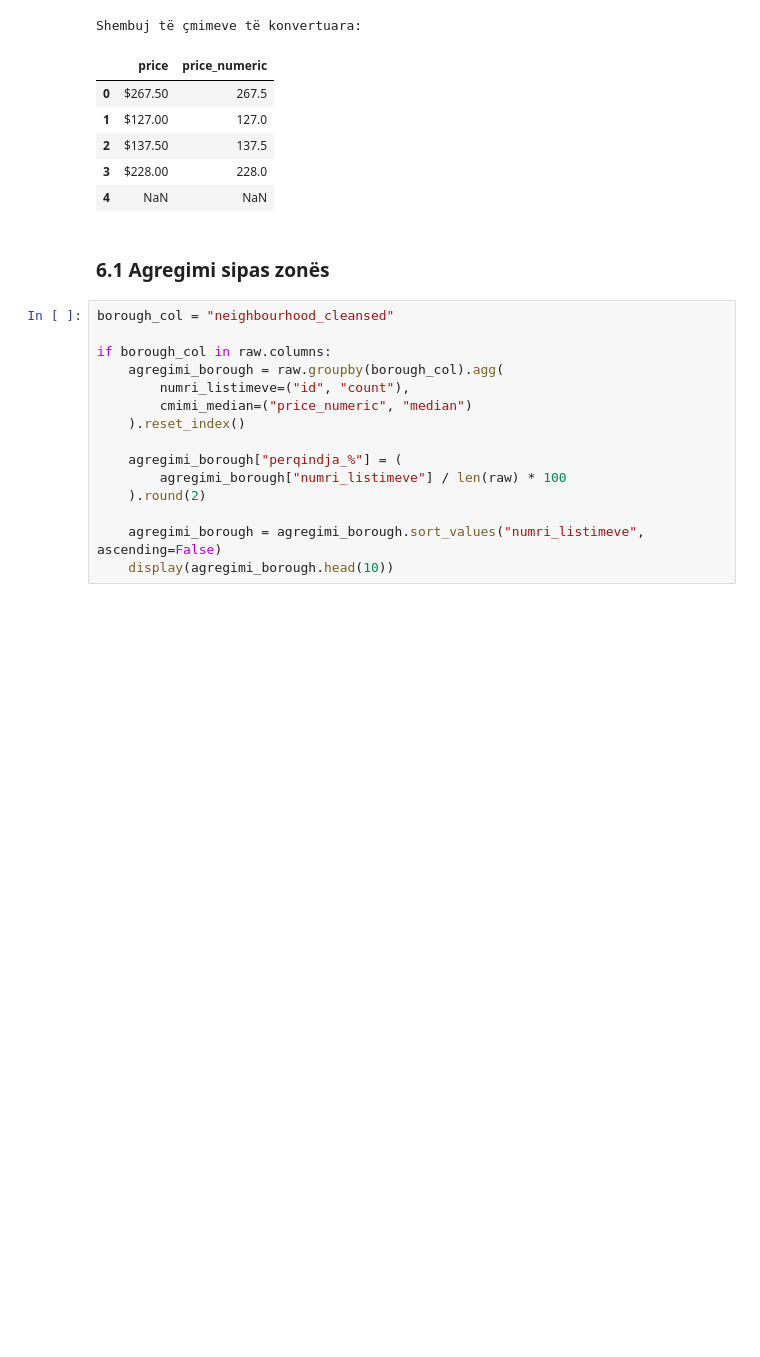
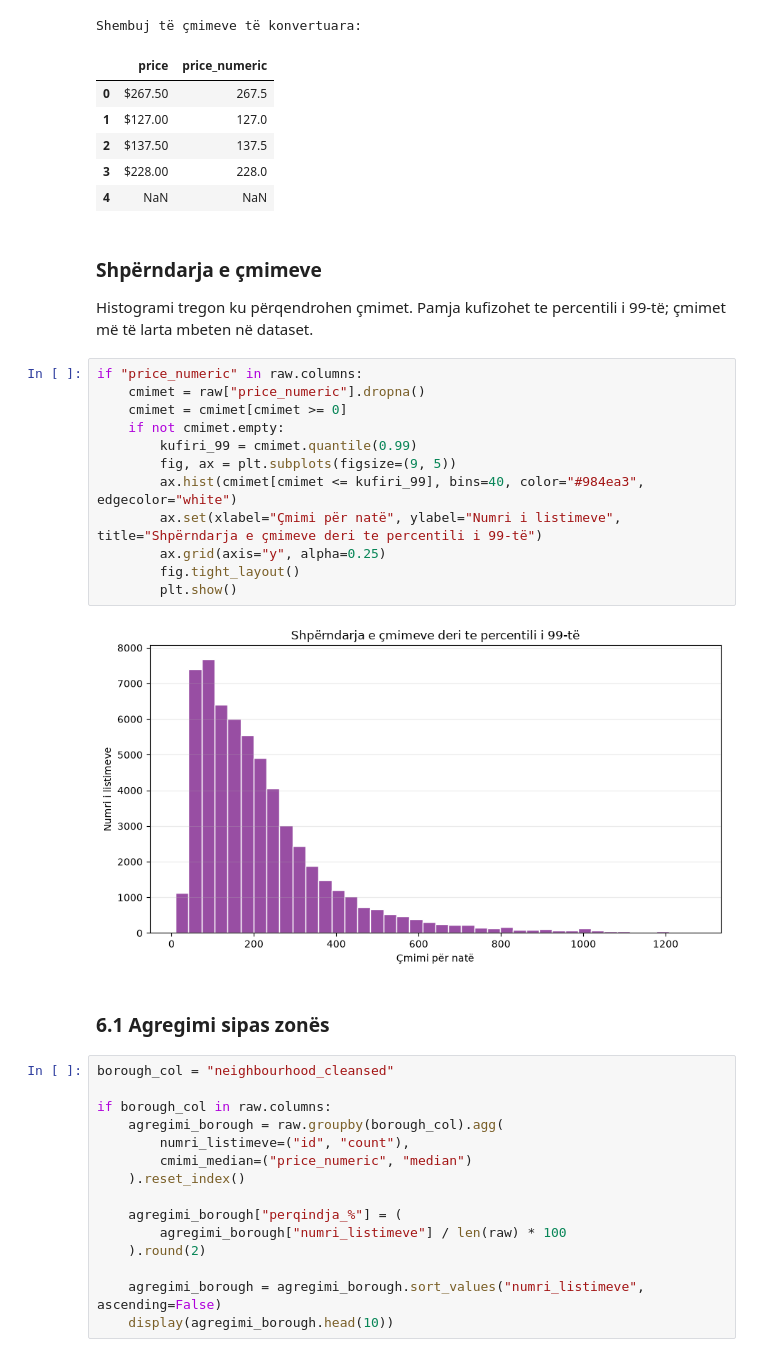
Before and after one commit to yllkeberisha/pvdh_group_10, a Jupyter notebook: notebooks/01_inspektimi_dhe_kualiteti.ipynb, the cells around one changed output. Cells and saved outputs as stored; diff of their text form; blank space fills up the shorter version.

```diff
--- a/notebooks/01_inspektimi_dhe_kualiteti.ipynb
+++ b/notebooks/01_inspektimi_dhe_kualiteti.ipynb
@@ -571,6 +610,24 @@ Shembuj të çmimeve të konvertuara:
 | 2 | $137.50 | 137.5 |
 | 3 | $228.00 | 228.0 |
 | 4 | NaN | NaN |
+# %% [markdown]
+### Shpërndarja e çmimeve
+
+Histogrami tregon ku përqendrohen çmimet. Pamja kufizohet te percentili i 99-të; çmimet më të larta mbeten në dataset.
+# %%
+if "price_numeric" in raw.columns:
+    cmimet = raw["price_numeric"].dropna()
+    cmimet = cmimet[cmimet >= 0]
+    if not cmimet.empty:
+        kufiri_99 = cmimet.quantile(0.99)
+        fig, ax = plt.subplots(figsize=(9, 5))
+        ax.hist(cmimet[cmimet <= kufiri_99], bins=40, color="#984ea3", edgecolor="white")
+        ax.set(xlabel="Çmimi për natë", ylabel="Numri i listimeve", title="Shpërndarja e çmimeve deri te percentili i 99-të")
+        ax.grid(axis="y", alpha=0.25)
+        fig.tight_layout()
+        plt.show()
+# %% [output]
+[figure, added]
 # %% [markdown]
 ### 6.1 Agregimi sipas zonës
 # %%
```
Also changed, not shown: parts of 11 cells of this notebook.
